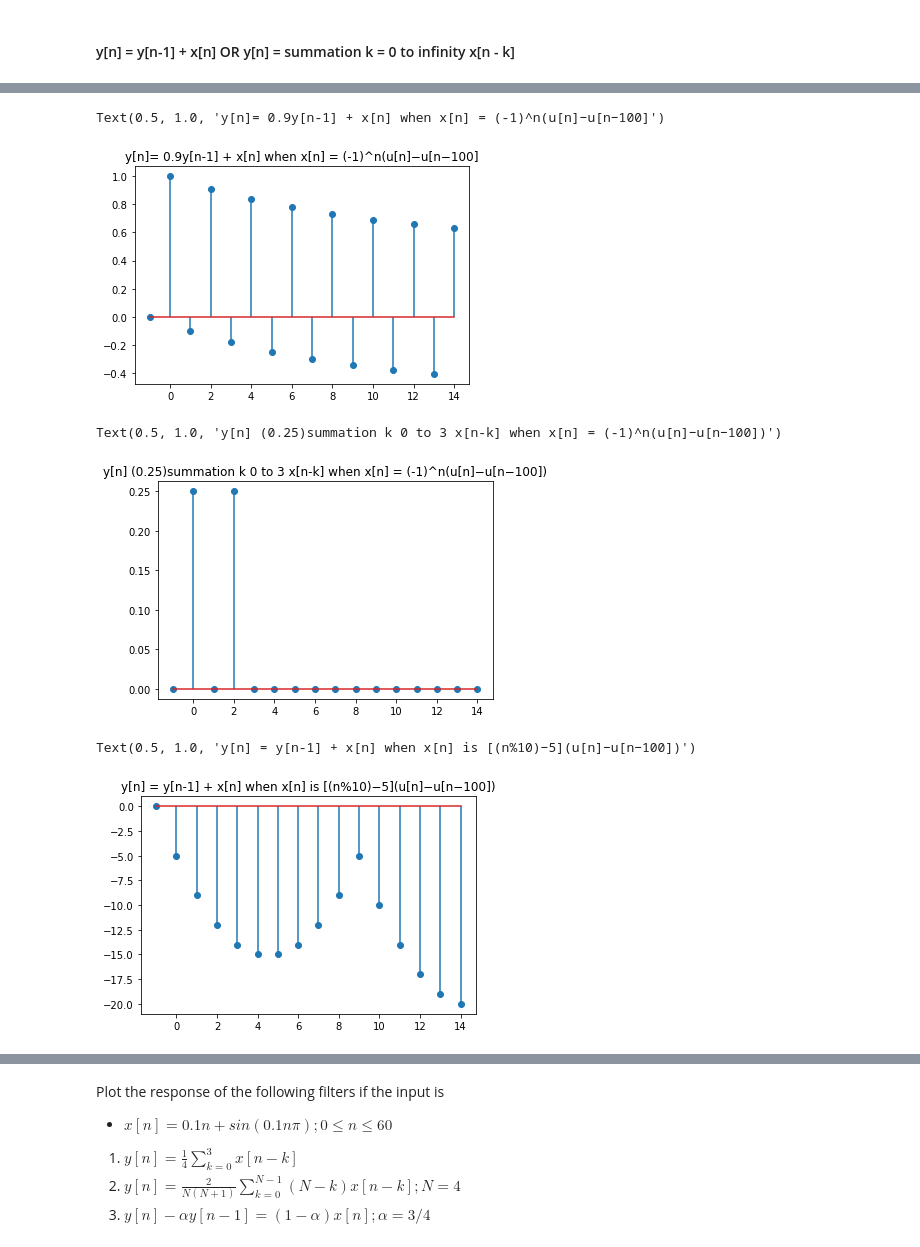
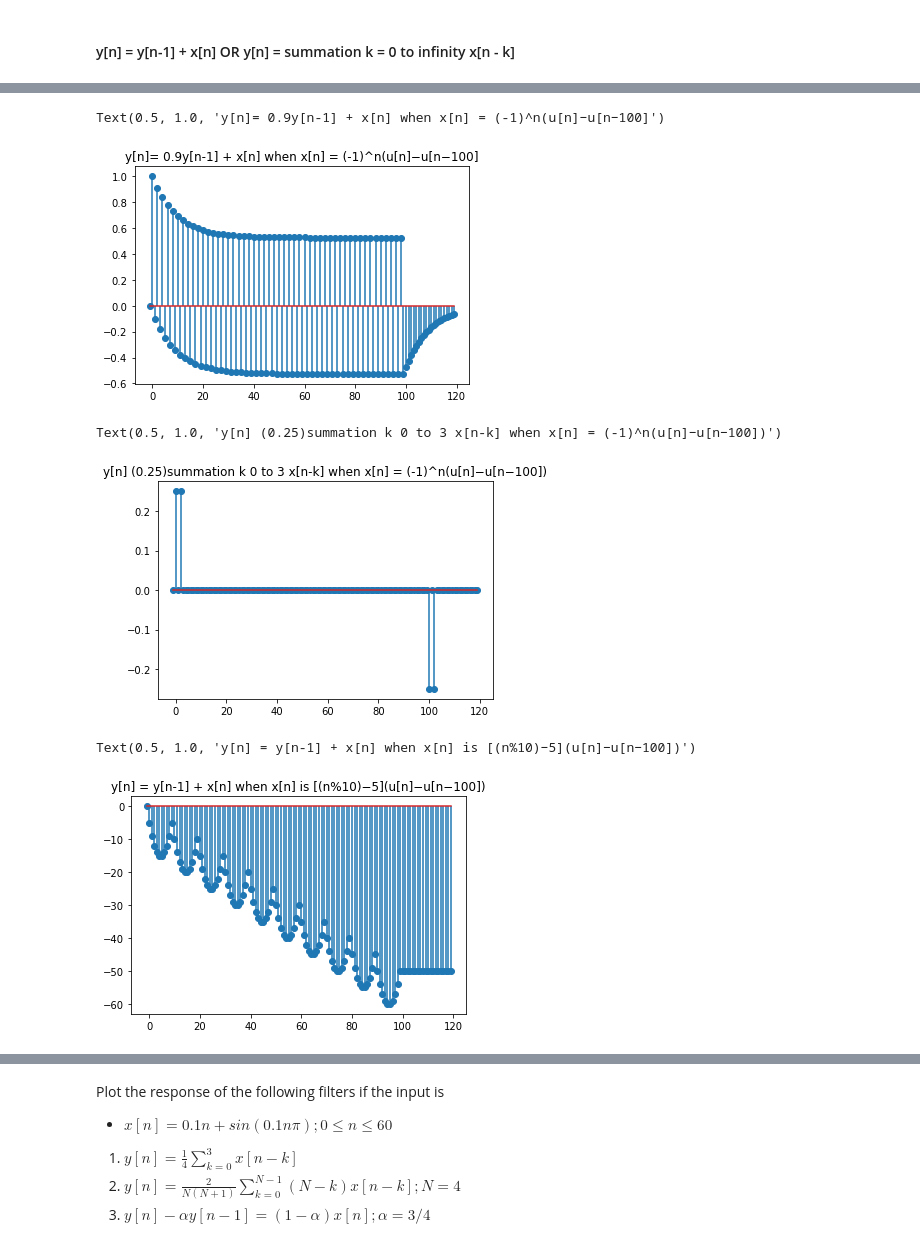
Before and after one commit to the-pinbo/EC211, a Jupyter notebook: Lab1/TimeDomain_final.ipynb, the cells around one changed output, grey strips where cells are left out. Saved outputs shown, nothing was run; the diff lists cells and outputs as text; code cells hidden in the pictures.

```diff
--- a/Lab1/TimeDomain_final.ipynb
+++ b/Lab1/TimeDomain_final.ipynb
@@ -212,8 +212,8 @@ Text(0.5, 1.0, 'y[n]=0.9y[n-1] + x[n] when x[n] is sin(0.05pin)(u[n] - n[n-100])
 #y[n] = (0.25)summation k 0 to 3 when x[n] = sin(0.05pin)(u[n] - n[n-100])
 
 x1 = np.empty(11)
-h81 = np.empty((0, 16), int)
-h82 = np.empty((0, 16), int)
+h81 = np.empty((0, 121), int)
+h82 = np.empty((0, 121), int)
 for k in range(0, 4):
     h81 = np.append(h81,
                     np.sin(0.05 * np.pi * np.array([(i - k) for i in n])) *
@@ -245,9 +245,9 @@ plt.stem(n1, input1)
 # %%
 #y[n] = x[n] - x[n-1] when X[N] = (-1)^N(u[n] - u[n - 100])
 x1 = np.empty(11)
-j_1 = np.empty((0, 16), int)
-j_2 = np.empty((0, 16), int)
-for k in range(0, 15):
+j_1 = np.empty((0, 121), int)
+j_2 = np.empty((0, 121), int)
+for k in range(0, 120):
     j_1 = np.append(j_1,
                     np.float_power(-1, np.array([(i - k) for i in n])) *
                     np.array([[unitstep(i - k) for i in n]]),
@@ -280,9 +280,9 @@ Text(0.5, 1.0, 'y[n] = x[n] - x[n-1] when x[n] = (-1)^n(u[n]−u[n−100]')
 #y[n] = 0.9y[n-1] + x[n] when x[n] = (-1)^n(u[n]−u[n−100])
 
 x1 = np.empty(11)
-a_5 = np.empty((0, 16), int)
-a_6 = np.empty((0, 16), int)
-for k in range(0, 15):
+a_5 = np.empty((0, 121), int)
+a_6 = np.empty((0, 121), int)
+for k in range(0, 120):
     a_5 = np.append(a_5,
                     np.power(0.9, k) *
                     np.float_power(-1, np.array([(i - k) for i in n])) *
@@ -300,13 +300,13 @@ plt.stem(n, a_5 - a_6)
 plt.title('y[n]= 0.9y[n-1] + x[n] when x[n] = (-1)^n(u[n]−u[n−100]')
 # %% [output]
 Text(0.5, 1.0, 'y[n]= 0.9y[n-1] + x[n] when x[n] = (-1)^n(u[n]−u[n−100]')
-[figure, old version]
+[figure, new version]
 # %%
 #y[n] = (0.25)summation k 0 to 3 when x[n] = (-1)^n(u[n]−u[n−100])
 
 x1 = np.empty(11)
-a_7 = np.empty((0, 16), int)
-a_8 = np.empty((0, 16), int)
+a_7 = np.empty((0, 121), int)
+a_8 = np.empty((0, 121), int)
 for k in range(0, 4):
     a_7 = np.append(a_7,
                     np.float_power(-1, np.array([(i - k) for i in n])) *
@@ -323,27 +323,27 @@ plt.stem(n, a_7 - a_8)
 plt.title('y[n] (0.25)summation k 0 to 3 x[n-k] when x[n] = (-1)^n(u[n]−u[n−100])')
 # %% [output]
 Text(0.5, 1.0, 'y[n] (0.25)summation k 0 to 3 x[n-k] when x[n] = (-1)^n(u[n]−u[n−100])')
-[figure, old version]
+[figure, new version]
 # %%
 #y[n] = y[n-1] + x[n] [(𝑛%10)−5](𝑢[𝑛]−𝑢[𝑛−100])
 x1 = np.empty(11)
-h_1 = np.empty((0, 16), int)
-h_2 = np.empty((0, 16), int)
-for k in range(0, 15):
+h_1 = np.empty((0, 121), int)
+h_2 = np.empty((0, 121), int)
+for k in range(0, 120):
     h_1 = np.append(h_1, ((np.array([(i - k) for i in n]) % 10) - 5) *
                     np.array([[unitstep(i - k) for i in n]]),
                     axis=0)
     h_2 = np.append(h_2, ((np.array([(i - k) for i in n]) % 10) - 5) *
                     np.array([[unitstep(i - k - 100) for i in n]]),
                     axis=0)
 h_1 = np.sum(h_1, axis=0)
 h_2 = np.sum(h_2, axis=0)
 
 plt.stem(n, h_1 - h_2)
 plt.title('y[n] = y[n-1] + x[n] when x[n] is [(n%10)−5](u[n]−u[n−100])')
 # %% [output]
 Text(0.5, 1.0, 'y[n] = y[n-1] + x[n] when x[n] is [(n%10)−5](u[n]−u[n−100])')
-[figure, old version]
+[figure, new version]
 # %%
 #y[n] = x[n] - x[n-1] when x[n] is [(n%10)−5](u[n]−u[n−100])
 h_3 = ((np.array([(i) for i in n]) % 10) - 5) * np.array(
```
Also changed, not shown: parts of 18 cells of this notebook.
